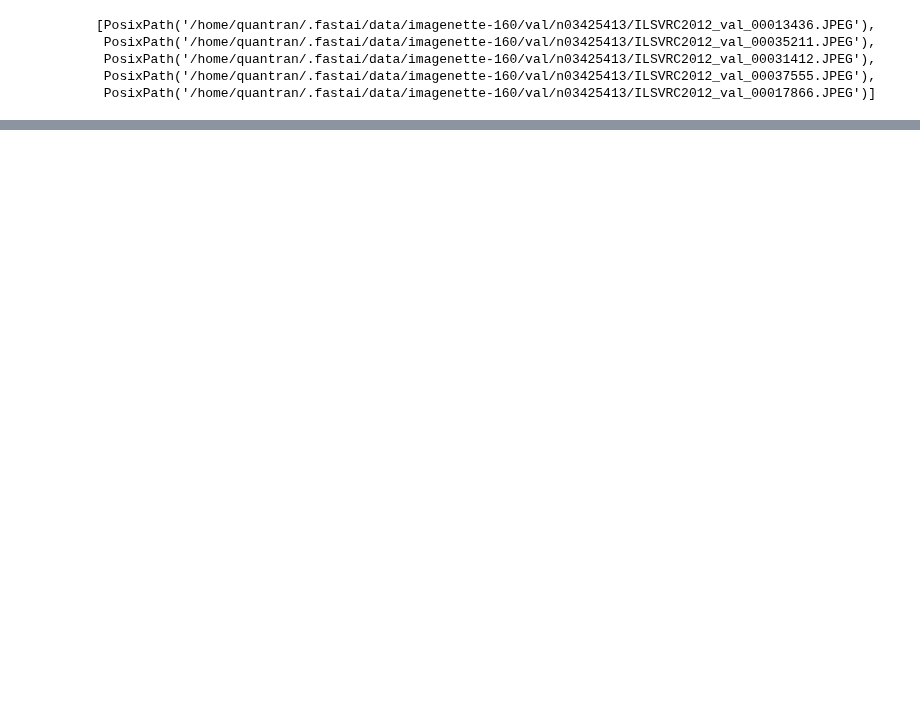
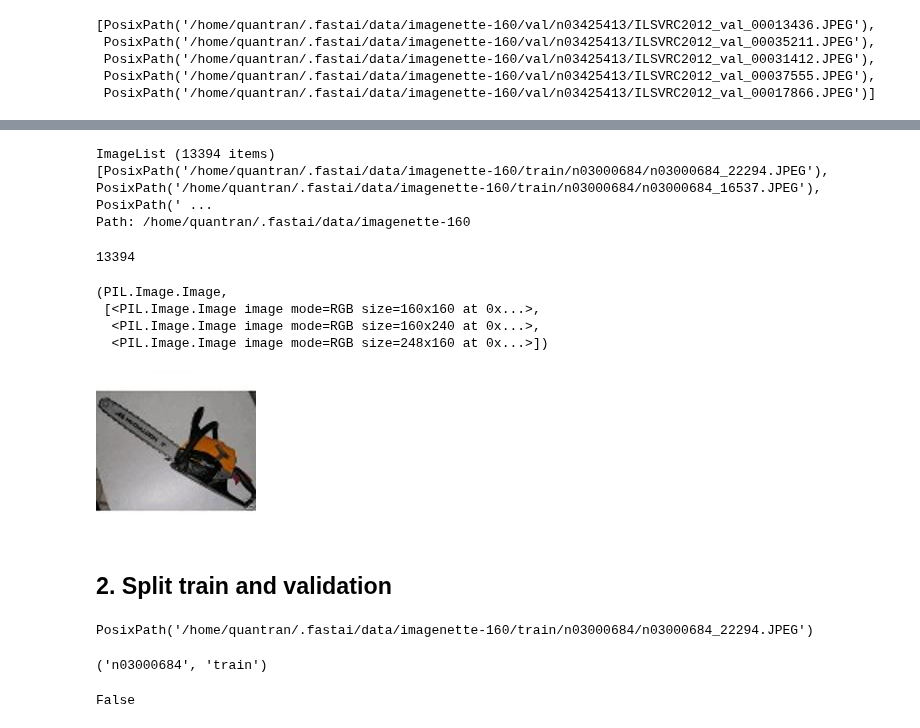
Before and after one commit to anhquan0412/fastai_v3p1, a Jupyter notebook: part_2/databunch.ipynb, the cells around one changed output, grey strips where cells are left out. Saved outputs shown, nothing was run; the diff lists cells and outputs as text; code cells hidden in the pictures; blank space fills up the shorter version.

```diff
--- a/part_2/databunch.ipynb
+++ b/part_2/databunch.ipynb
@@ -202,0 +267,9 @@ temp[:5]
+# %%
+class ImageList(ItemList):
+    @classmethod
+    def from_files(cls, path, extensions=None, recurse=True, include=None, **kwargs):
+        if extensions is None: extensions = image_extensions
+        return cls(get_files(path, extensions, recurse=recurse, include=include),
+                   path, **kwargs)
+
+    def get(self, fn): return PIL.Image.open(fn) # raw PIL img obj
@@ -202,0 +278,41 @@ temp[:5]
+# %%
+class Transform(): _order=0
+
+class MakeRGB(Transform):
+    def __call__(self, item): return item.convert('RGB')
+# or
+def make_rgb(item): return item.convert('RGB')
+# %%
+il = ImageList.from_files(path, tfms=make_rgb)
+# %%
+il
+# %% [output]
+ImageList (13394 items)
+[PosixPath('/home/quantran/.fastai/data/imagenette-160/train/n03000684/n03000684_22294.JPEG'), PosixPath('/home/quantran/.fastai/data/imagenette-160/train/n03000684/n03000684_16537.JPEG'), PosixPath(' ...
+Path: /home/quantran/.fastai/data/imagenette-160
+# %%
+len(il)
+# %% [output]
+13394
+# %%
+type(il[0]),il[:3]
+# %% [output]
+(PIL.Image.Image,
+ [<PIL.Image.Image image mode=RGB size=160x160 at 0x...>,
+  <PIL.Image.Image image mode=RGB size=160x240 at 0x...>,
+  <PIL.Image.Image image mode=RGB size=248x160 at 0x...>])
+# %%
+il[0]
+# %% [output]
+[figure, added]
+# %% [markdown]
+## 2. Split train and validation
+# %%
+fn=il.items[0]
+fn
+# %% [output]
+PosixPath('/home/quantran/.fastai/data/imagenette-160/train/n03000684/n03000684_22294.JPEG')
+# %%
+fn.parent.name,fn.parent.parent.name
+# %% [output]
+('n03000684', 'train')
@@ -202,0 +323,4 @@ temp[:5]
+# %%
+grandparent_splitter(fn)
+# %% [output]
+False
```
Also changed, not shown: parts of 20 cells of this notebook.
